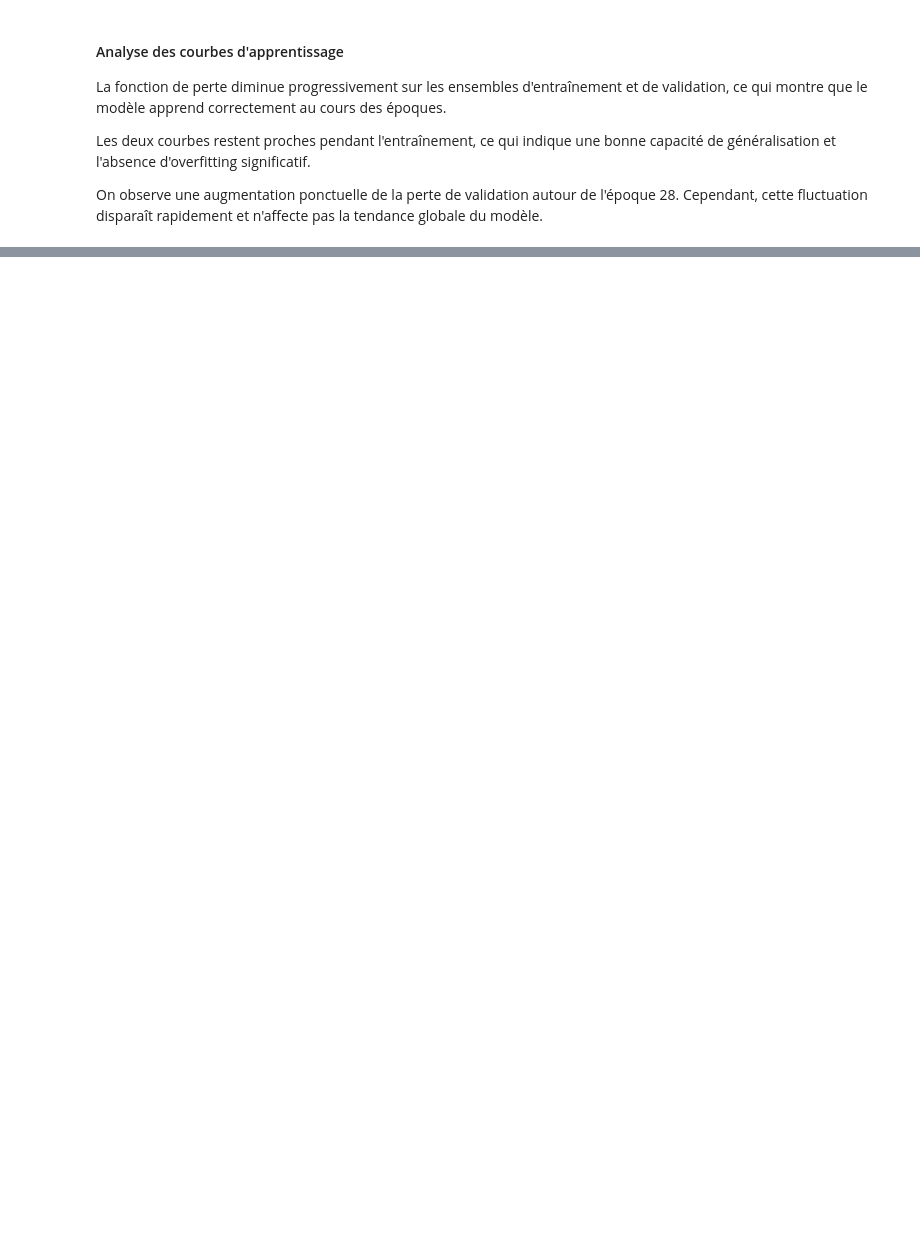
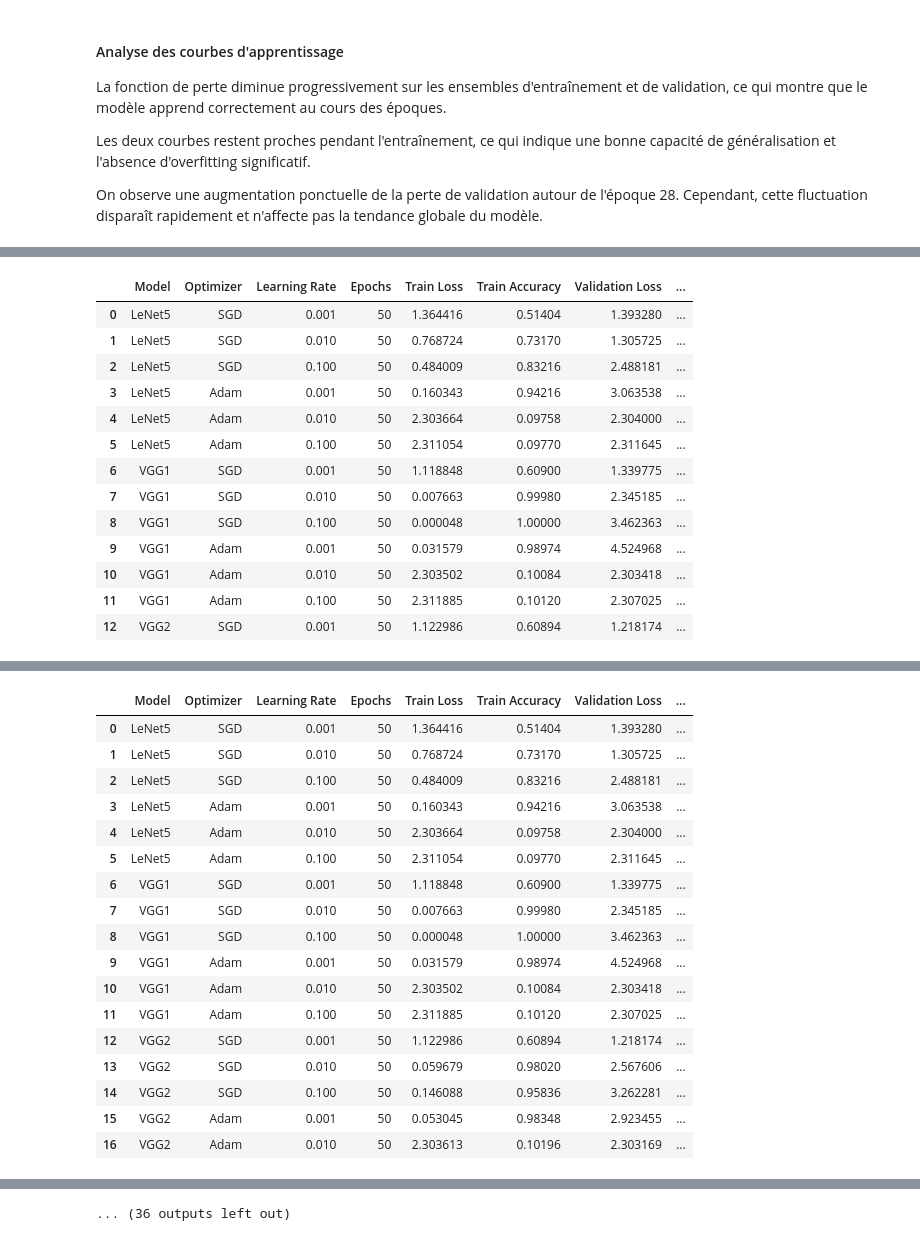
Before and after one commit to RaymCharles/Projet-CNN, a Jupyter notebook: Projet_ML.ipynb, the cells around one changed output, grey strips where cells are left out. Cells and saved outputs as stored; diff of their text form; code cells hidden in the pictures; blank space fills up the shorter version.

Commit message:
Complete all official experiments and save final results

```diff
--- a/Projet_ML.ipynb
+++ b/Projet_ML.ipynb
@@ -929,0 +927,7 @@ official_results_df
+# %%
+# Sauvegarde des résultats actuels dans un fichier CSV
+
+official_results_df = pd.DataFrame(official_results)
+official_results_df.to_csv("official_results.csv", index=False)
+
+print("Résultats sauvegardés dans official_results.csv")
@@ -929,0 +936,40 @@ official_results_df
+# %%
+# Fonction pour sauvegarder les résultats après chaque expérience
+
+def save_results(results, filename="official_results.csv"):
+    results_df = pd.DataFrame(results)
+    results_df.to_csv(filename, index=False)
+    return results_df
+# %%
+# Expériences officielles restantes
+
+remaining_model_builders = {
+    "VGG2": build_vgg2,
+    "VGG3": build_vgg3,
+    "VGG3 + Dropout": build_vgg3_dropout,
+    "VGG3 + Dropout + BatchNorm": build_vgg3_dropout_bn
+}
+
+for model_name, model_builder in remaining_model_builders.items():
+    for optimizer_name in optimizers:
+        for lr in learning_rates:
+
+            print("=" * 80)
+            print(f"Entraînement : {model_name} | Optimizer = {optimizer_name} | LR = {lr}")
+            print("=" * 80)
+
+            model, history, result = train_model(
+                model_builder=model_builder,
+                model_name=model_name,
+                optimizer_name=optimizer_name,
+                learning_rate=lr,
+                epochs=50,
+                batch_size=64
+            )
+
+            official_results.append(result)
+
+            # Sauvegarde après chaque expérience
+            official_results_df = save_results(official_results)
+            display(official_results_df)
+# %% [output]
@@ -929,0 +993,14 @@ official_results_df
+|  | Model | Optimizer | Learning Rate | Epochs | Train Loss | Train Accuracy | Validation Loss | ... |
+| 0 | LeNet5 | SGD | 0.001 | 50 | 1.364416 | 0.51404 | 1.393280 | ... |
+| 1 | LeNet5 | SGD | 0.010 | 50 | 0.768724 | 0.73170 | 1.305725 | ... |
+| 2 | LeNet5 | SGD | 0.100 | 50 | 0.484009 | 0.83216 | 2.488181 | ... |
+| 3 | LeNet5 | Adam | 0.001 | 50 | 0.160343 | 0.94216 | 3.063538 | ... |
+| 4 | LeNet5 | Adam | 0.010 | 50 | 2.303664 | 0.09758 | 2.304000 | ... |
+| 5 | LeNet5 | Adam | 0.100 | 50 | 2.311054 | 0.09770 | 2.311645 | ... |
+| 6 | VGG1 | SGD | 0.001 | 50 | 1.118848 | 0.60900 | 1.339775 | ... |
+| 7 | VGG1 | SGD | 0.010 | 50 | 0.007663 | 0.99980 | 2.345185 | ... |
+| 8 | VGG1 | SGD | 0.100 | 50 | 0.000048 | 1.00000 | 3.462363 | ... |
+| 9 | VGG1 | Adam | 0.001 | 50 | 0.031579 | 0.98974 | 4.524968 | ... |
+| 10 | VGG1 | Adam | 0.010 | 50 | 2.303502 | 0.10084 | 2.303418 | ... |
+| 11 | VGG1 | Adam | 0.100 | 50 | 2.311885 | 0.10120 | 2.307025 | ... |
+| 12 | VGG2 | SGD | 0.001 | 50 | 1.122986 | 0.60894 | 1.218174 | ... |
@@ -929,0 +1123,18 @@ official_results_df
+|  | Model | Optimizer | Learning Rate | Epochs | Train Loss | Train Accuracy | Validation Loss | ... |
+| 0 | LeNet5 | SGD | 0.001 | 50 | 1.364416 | 0.51404 | 1.393280 | ... |
+| 1 | LeNet5 | SGD | 0.010 | 50 | 0.768724 | 0.73170 | 1.305725 | ... |
+| 2 | LeNet5 | SGD | 0.100 | 50 | 0.484009 | 0.83216 | 2.488181 | ... |
+| 3 | LeNet5 | Adam | 0.001 | 50 | 0.160343 | 0.94216 | 3.063538 | ... |
+| 4 | LeNet5 | Adam | 0.010 | 50 | 2.303664 | 0.09758 | 2.304000 | ... |
+| 5 | LeNet5 | Adam | 0.100 | 50 | 2.311054 | 0.09770 | 2.311645 | ... |
+| 6 | VGG1 | SGD | 0.001 | 50 | 1.118848 | 0.60900 | 1.339775 | ... |
+| 7 | VGG1 | SGD | 0.010 | 50 | 0.007663 | 0.99980 | 2.345185 | ... |
+| 8 | VGG1 | SGD | 0.100 | 50 | 0.000048 | 1.00000 | 3.462363 | ... |
+| 9 | VGG1 | Adam | 0.001 | 50 | 0.031579 | 0.98974 | 4.524968 | ... |
+| 10 | VGG1 | Adam | 0.010 | 50 | 2.303502 | 0.10084 | 2.303418 | ... |
+| 11 | VGG1 | Adam | 0.100 | 50 | 2.311885 | 0.10120 | 2.307025 | ... |
+| 12 | VGG2 | SGD | 0.001 | 50 | 1.122986 | 0.60894 | 1.218174 | ... |
+| 13 | VGG2 | SGD | 0.010 | 50 | 0.059679 | 0.98020 | 2.567606 | ... |
+| 14 | VGG2 | SGD | 0.100 | 50 | 0.146088 | 0.95836 | 3.262281 | ... |
+| 15 | VGG2 | Adam | 0.001 | 50 | 0.053045 | 0.98348 | 2.923455 | ... |
+| 16 | VGG2 | Adam | 0.010 | 50 | 2.303613 | 0.10196 | 2.303169 | ... |
@@ -929,0 +1175 @@ official_results_df
+... (36 outputs left out)
```
Also changed, not shown: parts of 29 cells of this notebook.
